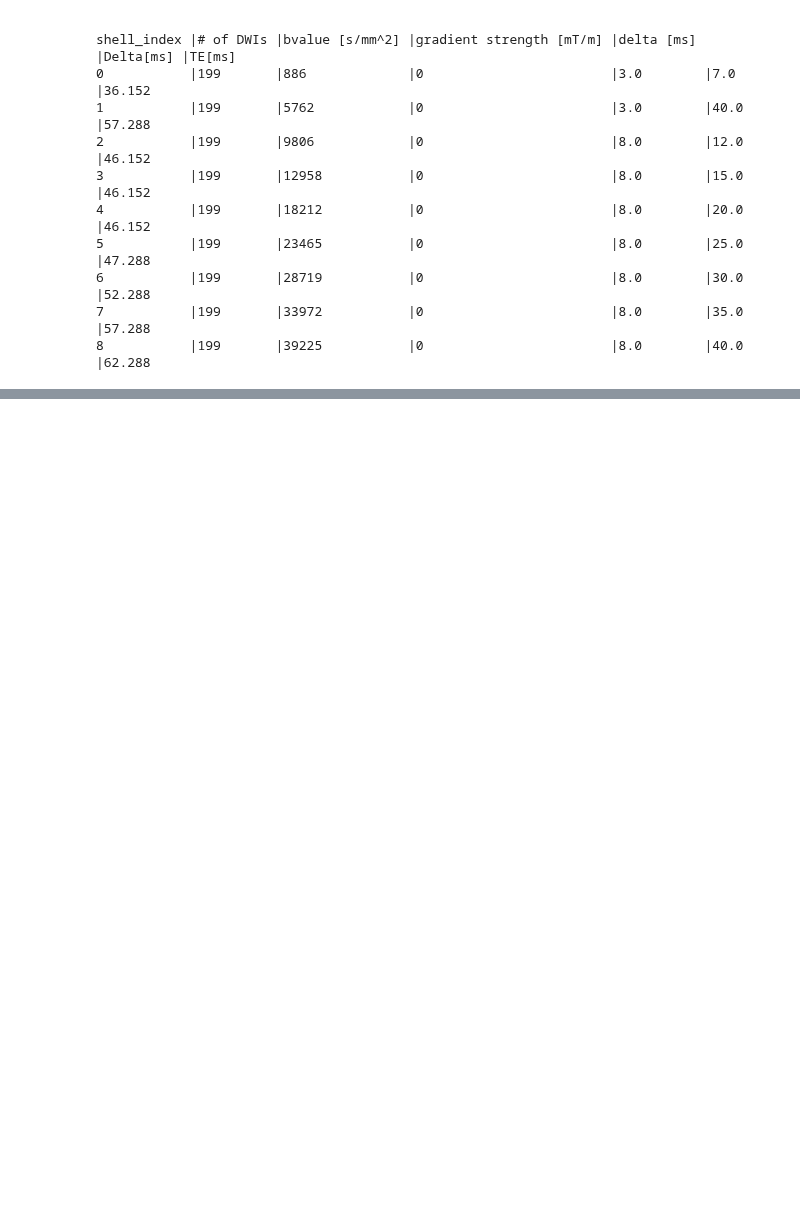
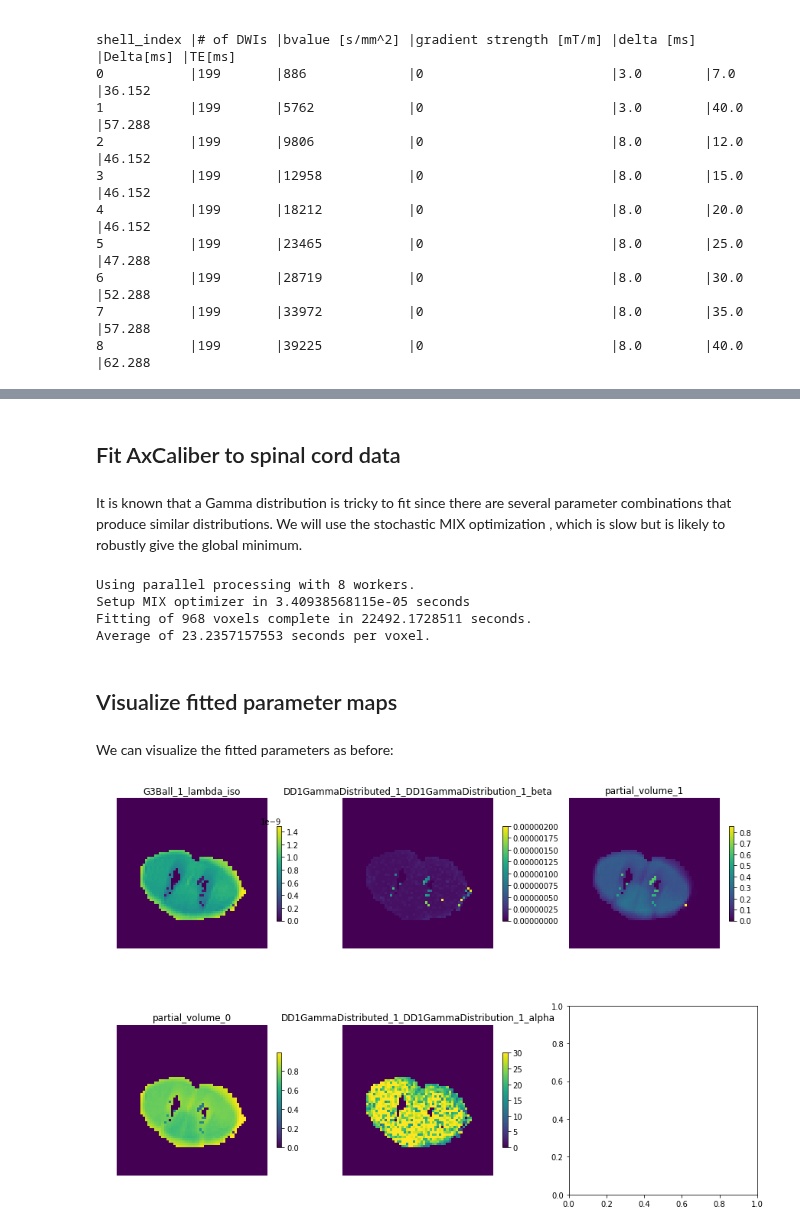
Before and after one commit to AthenaEPI/dmipy, a Jupyter notebook: examples/example_axcaliber.ipynb, the cells around one changed output, grey strips where cells are left out. Cells and saved outputs as stored; diff of their text form; code cells hidden in the pictures; blank space fills up the shorter version.

```diff
--- a/examples/example_axcaliber.ipynb
+++ b/examples/example_axcaliber.ipynb
@@ -84,14 +92,0 @@ Average of 0.371089928653 seconds per voxel.
-# %%
-fitted_parameters = axcaliber_fit.fitted_parameters
-
-fig, axs = plt.subplots(2, 2, figsize=[15, 15])
-axs = axs.ravel()
-
-counter = 0
-for name, values in fitted_parameters.items():
-    if values.squeeze().ndim != 2:
-        continue
-    cf = axs[counter].imshow(values.squeeze().T, origin=True, interpolation='nearest')
-    axs[counter].set_title(name)
-    fig.colorbar(cf, ax=axs[counter], shrink=0.5)
-    counter += 1
@@ -113,3 +92,0 @@ gamma_cylinder = distribute_models.DD1GammaDistributed(models=[cylinder])
-# %%
-axcaliber_gamma = modeling_framework.MultiCompartmentModel(models=[ball, gamma_cylinder], parameter_links=[])
-axcaliber_gamma.parameter_cardinality
@@ -149,14 +92,0 @@ Average of 6.83777337823 seconds per voxel.
-# %%
-fitted_parameters = axcaliber_gamma_fit.fitted_parameters
-
-fig, axs = plt.subplots(2, 3, figsize=[15, 15])
-axs = axs.ravel()
-
-counter = 0
-for name, values in fitted_parameters.items():
-    if values.squeeze().ndim != 2:
-        continue
-    cf = axs[counter].imshow(values.squeeze().T, origin=True, interpolation='nearest')
-    axs[counter].set_title(name)
-    fig.colorbar(cf, ax=axs[counter], shrink=0.5)
-    counter += 1
@@ -164,0 +139,32 @@ for name, values in fitted_parameters.items():
+# %% [markdown]
+## Fit AxCaliber to spinal cord data
+# %% [markdown]
+It is known that a Gamma distribution is tricky to fit since there are several parameter combinations that produce similar distributions. We will use the stochastic MIX optimization <cite data-cite="1647435/THCKBHVE"></cite>, which is slow but is likely to robustly give the global minimum.
+# %%
+axcaliber_gamma_fit = axcaliber_gamma.fit(
+    scheme_spinal_cord, data_spinal_cord.signal,
+    mask=data_spinal_cord.mask, solver='mix', maxiter=100)
+# %% [output]
+Using parallel processing with 8 workers.
+Setup MIX optimizer in 3.40938568115e-05 seconds
+Fitting of 968 voxels complete in 22492.1728511 seconds.
+Average of 23.2357157553 seconds per voxel.
+# %% [markdown]
+## Visualize fitted parameter maps
+# %% [markdown]
+We can visualize the fitted parameters as before:
+# %%
+fitted_parameters = axcaliber_gamma_fit.fitted_parameters
+
+fig, axs = plt.subplots(2, 3, figsize=[15, 10])
+axs = axs.ravel()
+
+counter = 0
+for name, values in fitted_parameters.items():
+    cf = axs[counter].imshow(values.squeeze().T, origin=True, interpolation='nearest')
+    axs[counter].set_title(name)
+    axs[counter].set_axis_off()
+    fig.colorbar(cf, ax=axs[counter], shrink=0.5)
+    counter += 1
+# %% [output]
+[figure, added]
```
Also changed, not shown: parts of 56 cells of this notebook.
